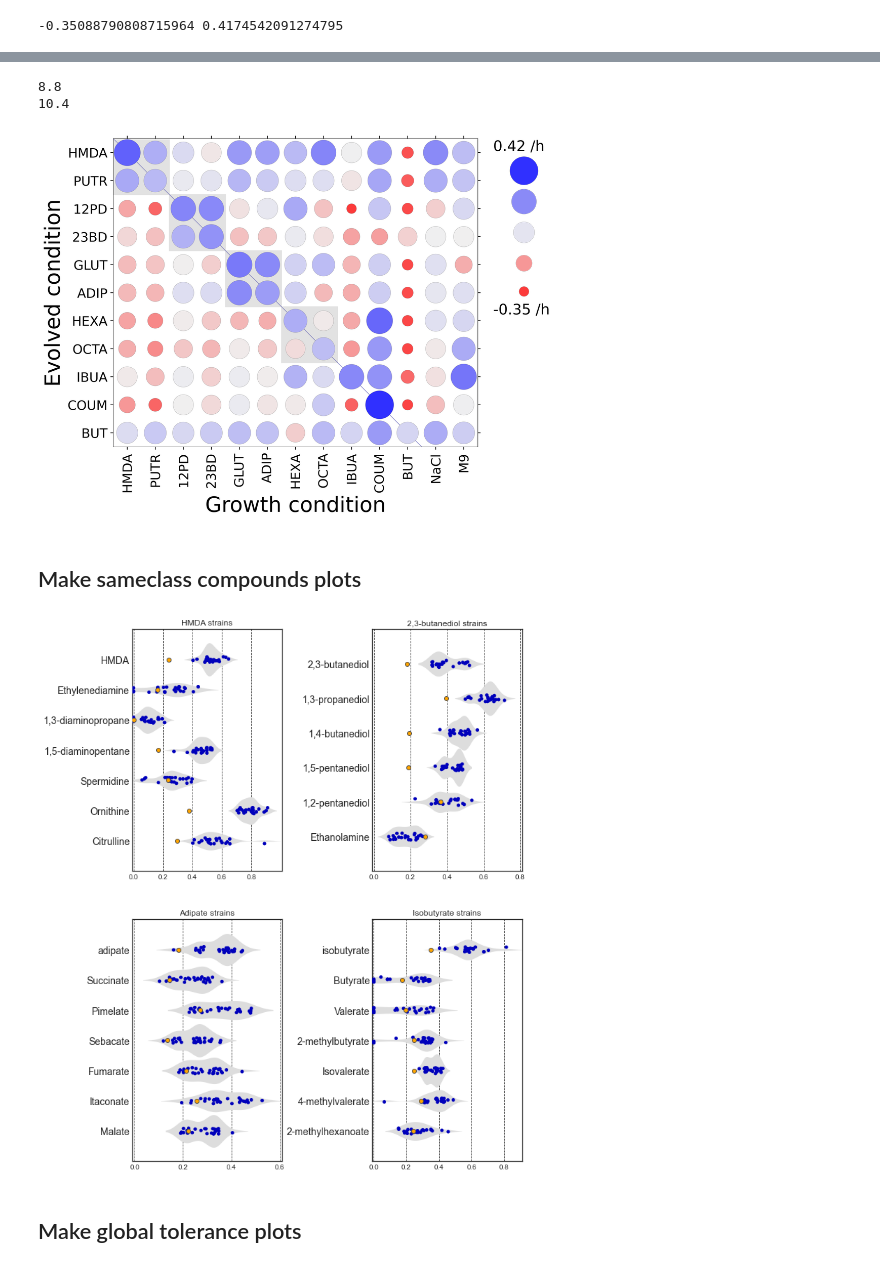
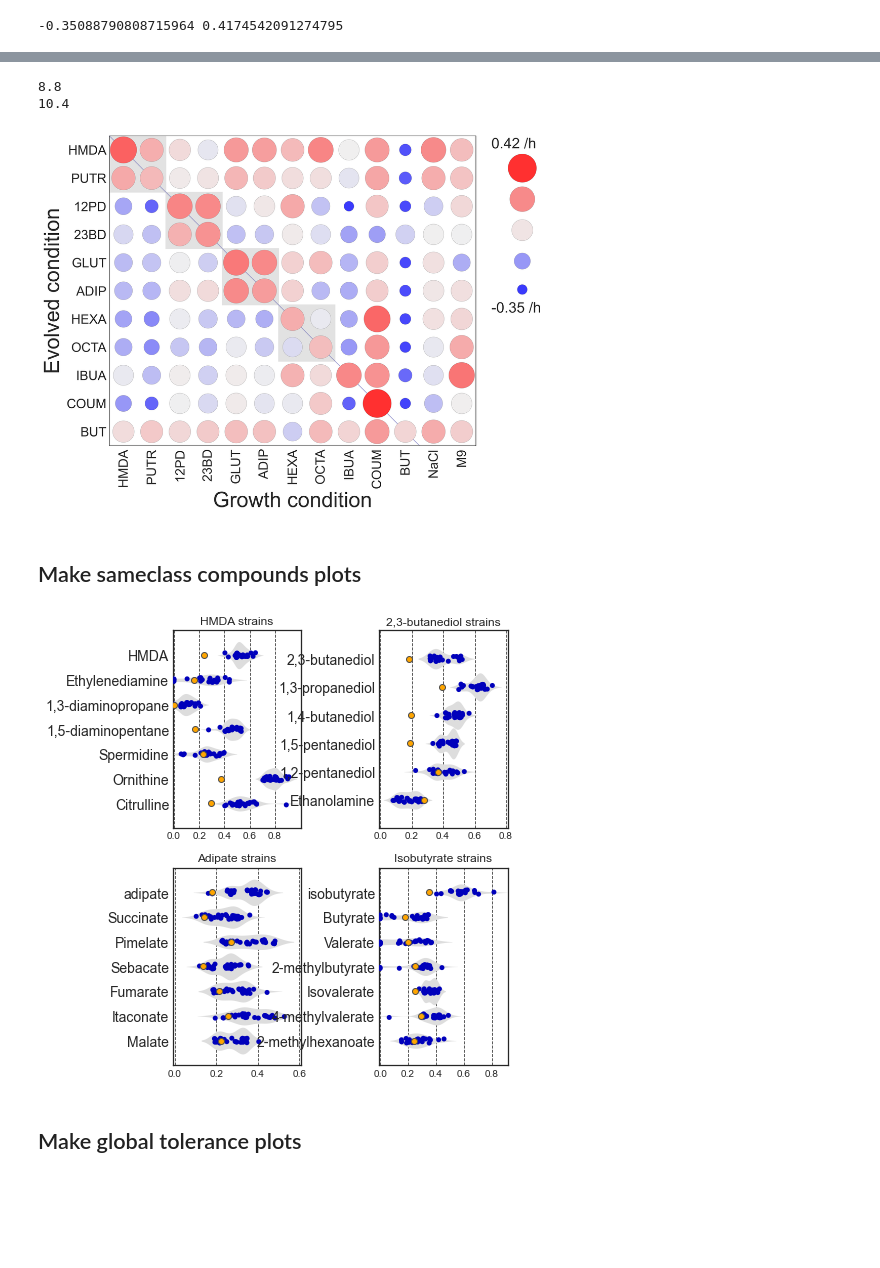
Before and after one commit to SBRG/Ecoli_chem_tol_ALE, a Jupyter notebook: Notebooks/F3 - Make growth summary figures.ipynb, the cells around one changed output, grey strips where cells are left out. Drawn from its saved outputs; the diff is of its cells as text; code cells hidden in the pictures; blank space fills up the shorter version.

```diff
--- a/Notebooks/F3 - Make growth summary figures.ipynb
+++ b/Notebooks/F3 - Make growth summary figures.ipynb
@@ -9,6 +9,8 @@ import matplotlib.pyplot as plt
 import matplotlib as mpl
 import seaborn as sbn
 from scipy import stats
+# %%
+plt.rcParams['svg.fonttype'] = 'none'
 # %%
 %matplotlib inline
 # %%
@@ -85,7 +87,7 @@ def two_color_func(val):
         red = a - (a*0.8)*val
         green = a - (a*0.8)*val
         blue = a + (255-a)*val
-    col = "#%2.2x%2.2x%2.2x" % (int(red), int(green), int(blue))
+    col = "#%2.2x%2.2x%2.2x" % (int(blue), int(green), int(red))
     return col
 
 
@@ -344,19 +396,20 @@ legend_fontsize = 18
 ax2.text(leg_pos[0], leg_pos[1]-0.07, str(round(legend_min, 2)) + " /h", fontsize=legend_fontsize)
 ax2.text(leg_pos[0], leg_pos[1]+leg_height+0.06, str(round(legend_max, 2)) + " /h", fontsize=legend_fontsize)
 
-plt.savefig("../Plots/Figure 3 - Cross compound plot.png", transparent=True)
-plt.savefig("../Plots/Figure 3 - Cross compound plot.pdf", transparent=True)
-plt.show()
+#plt.show()
+
+plt.savefig("../Plots/Figure 3_cross_tolerance.pdf", transparent=True)
+plt.savefig("../Plots/Figure 3_cross_tolerance.svg")
 # %% [output]
 8.8
 10.4
-[figure, old version]
+[figure, new version]
 # %% [markdown]
 ## Make sameclass compounds plots
 # %%
 plt.style.use("seaborn-white")
 
-fig = plt.figure(figsize=[10, 14])
+fig = plt.figure(figsize=[6, 8])
 
 compounds = {
     "HMDA": "HMDA",
@@ -385,34 +438,36 @@ for i, c in enumerate(["HMDA", "23BD", "ADIP", "IBUA"]):
         y="variable", x="value", data=plot_df, orient="h", color="#0000bb",
         linewidth=0, size=5
     )
 
     sbn.swarmplot(
         y="variable", x="value", data=pd.melt(mg_df.reset_index(), id_vars="strain"),
         color="orange", linewidth=1, size=6
     )
     plt.xlabel("")
     plt.ylabel("")
     plt.grid(axis="x", linestyle="--", color="#333333")
     plt.ylim([len(set(plot_df["variable"])), -1])
     plt.xticks([0, 0.2, 0.4, 0.6, 0.8])
     if c == "HMDA":
         plt.xlim([xmin, 1+dif])
     elif c == "23BD":
         plt.xlim([xmin, 0.8+dif])
     elif c == "ADIP":
         plt.xlim([xmin, 0.6+dif])
     elif c == "IBUA":
         plt.xlim([xmin, 0.9+dif])
     else:
         raise RuntimeError()
 
 
     plt.title(compounds[c] + " strains")
     plt.yticks(fontsize=14)
 
 plt.subplots_adjust(wspace=0.6)
+
+plt.savefig("../Plots/Figure 3_tolerance_to_others.svg")
 # %% [output]
-[figure, old version]
+[figure, new version]
 # %% [markdown]
 ## Make global tolerance plots
 # %%
```
Also changed, not shown: parts of 5 cells of this notebook, 48 other files.
